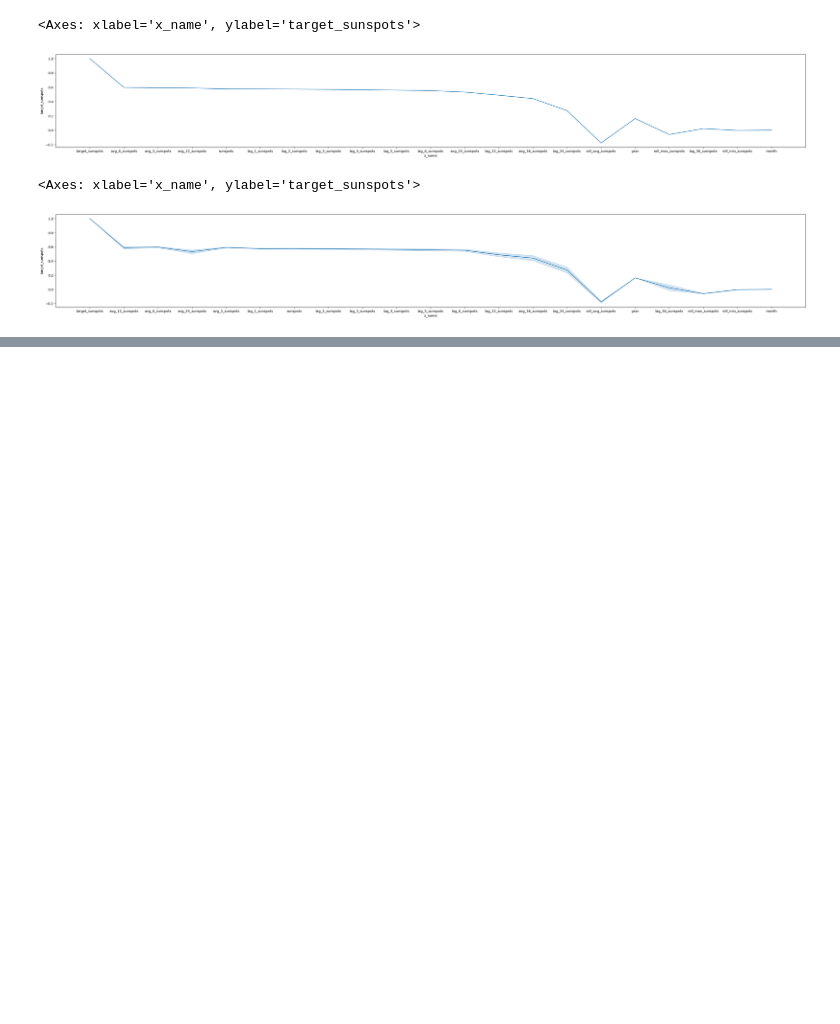
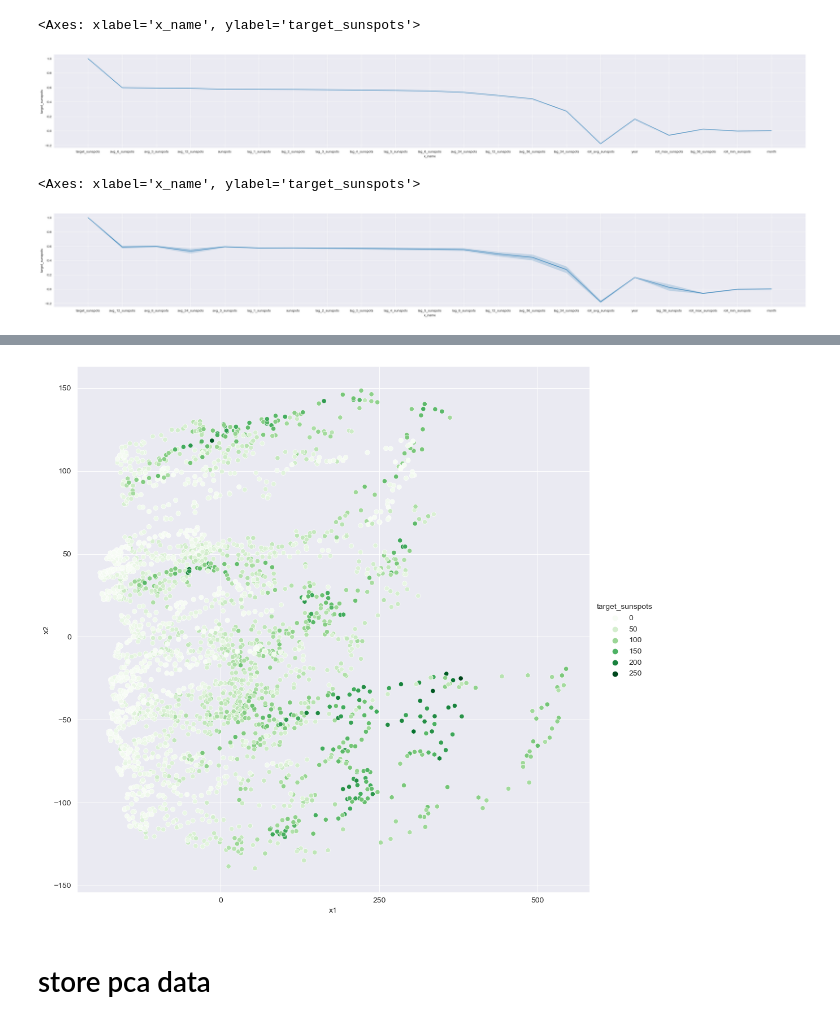
Before and after one commit to ambroselin0/python_learn, a Jupyter notebook: project/eda.ipynb, the cells around one changed output, grey strips where cells are left out. Drawn from its saved outputs; the diff is of its cells as text; code cells hidden in the pictures; blank space fills up the shorter version.

```diff
--- a/project/eda.ipynb
+++ b/project/eda.ipynb
@@ -97,0 +145,8 @@ sns.lineplot(data=corrs, x='x_name', y='target_sunspots')
+# %%
+# n=3 is best
+n = 3
+pca = PCA(n)
+pca_data = pca.fit_transform(data)
+pca_data = pd.DataFrame(pca_data, columns=['x1', 'x2', 'x3'])
+pca_data = pd.concat([pca_data, data_temp], axis=1)
+pca_data
@@ -97,0 +167,17 @@ sns.lineplot(data=corrs, x='x_name', y='target_sunspots')
+# %%
+g=sns.relplot(x='x1',y='x2',data=pca_data,
+            palette='Greens',
+            height=10,
+            # style='class',
+            hue='target_sunspots',
+            # size='sepal length(cm)',
+            sizes=(50, 200),
+            # col='class',#按变量分图绘制散点图
+           )
+
+
+sns.set(style='darkgrid', font='sans-serif', font_scale=4,)
+# %% [output]
+[figure, added]
+# %% [markdown]
+# store pca data
```
Also changed, not shown: parts of 10 cells of this notebook, 1 other file.
